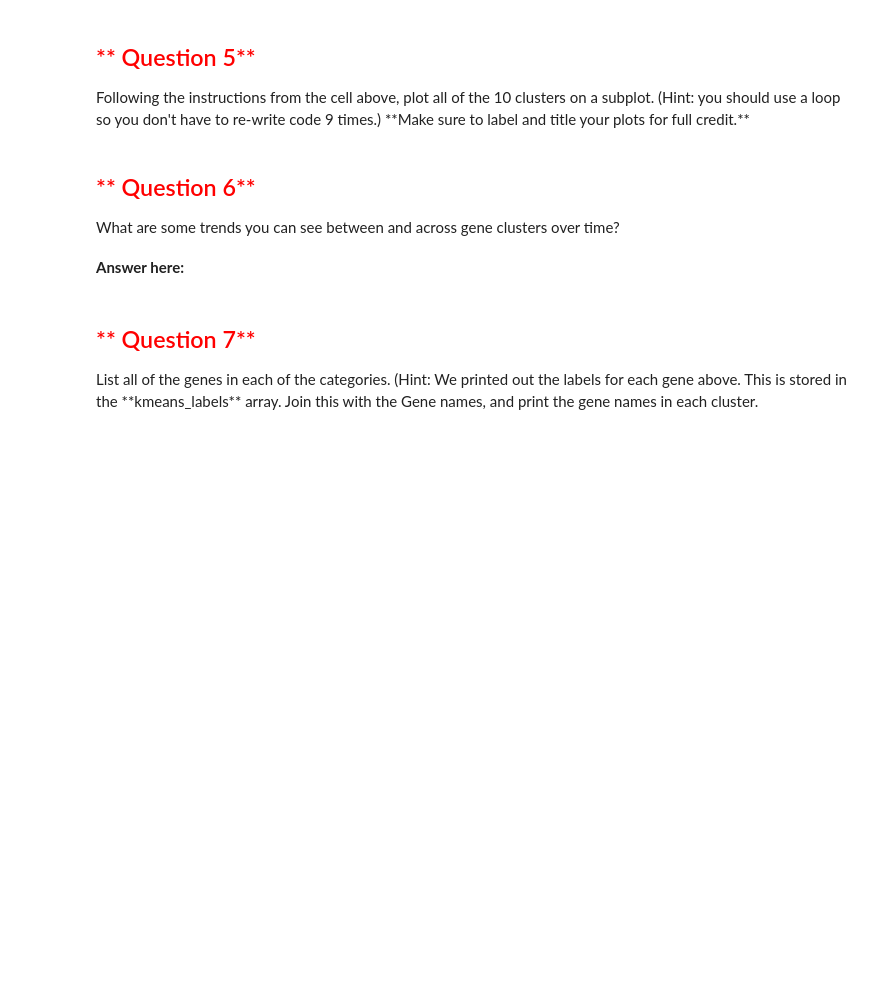
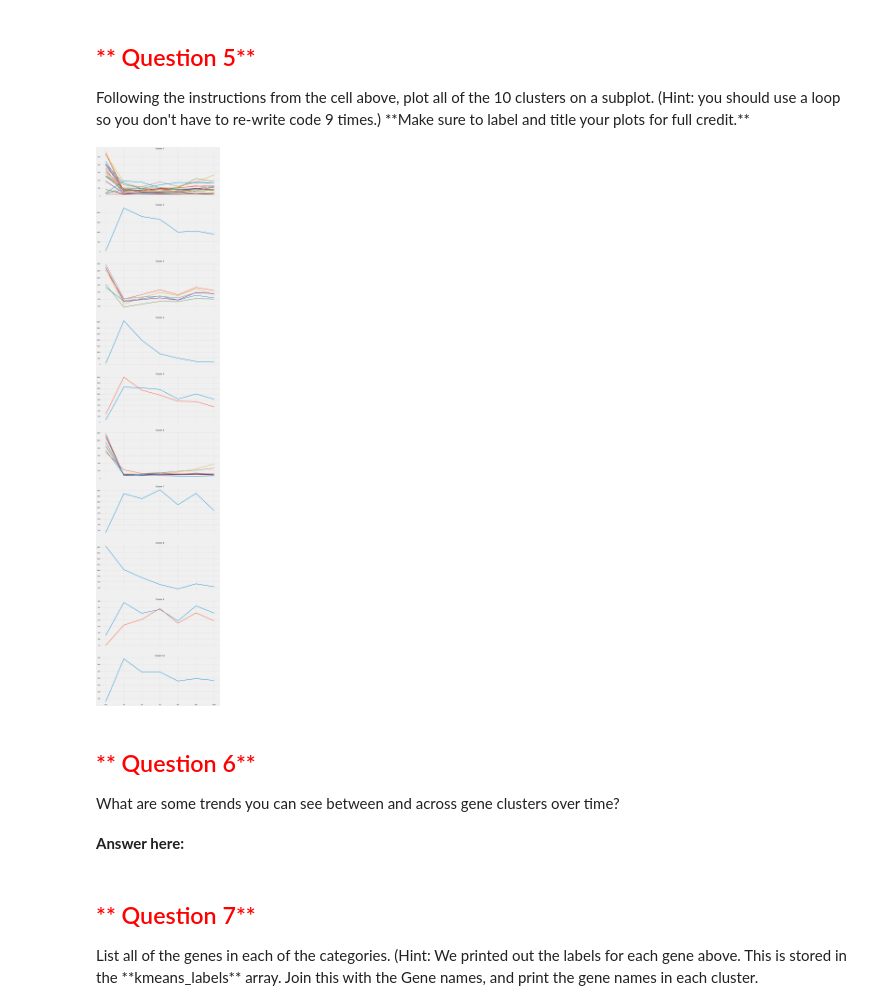
Before and after one commit to data-8/mcb-88-connector, a Jupyter notebook: notebooks/Lab3.ipynb, the cells around one changed output. Drawn from its saved outputs; the diff is of its cells as text; code cells hidden in the pictures; blank space fills up the shorter version.

```diff
--- a/notebooks/Lab3.ipynb
+++ b/notebooks/Lab3.ipynb
@@ -153,22 +229,25 @@ ax.set_xticklabels(labels)
 # %% [markdown]
 <h2 style="color:red">** Question 5**</h2>
 Following the instructions from the cell above, plot all of the 10 clusters on a subplot. (Hint: you should use a loop so you don't have to re-write code 9 times.) **Make sure to label and title your plots for full credit.**
-# %%
-# Answer here:
-
-# get figure and axes for plot
-fig, ax = plt.subplots()
-for i in range(10):
-    '''Answer: Fill in the rest of this code'''
-    cluster =
-    cluster_matrix = cluster.to_df().as_matrix().T
-    ax.plt(cluster_matrix)
-
-
-# set labels to incubation days
-labels = ['', 'Nve', 'd5', 'd6', 'd8', 'd15', 'd45', 'd106']
-# rewrite labels
-ax.set_xticklabels(labels)
+# %%
+# Answer here:
+
+fig, ax = plt.subplots(10, sharex=True, figsize=(20, 100))
+
+for i in range(0, 10):
+    '''Answer: Fill in the rest of this code'''
+    cluster = ...
+
+    # Graphing a line for each gene is tricky. To do this, we will be converting our data to a matrix,
+    # then using matplotlib. 'T' transposes our data.
+    x=cluster.to_df().as_matrix().T
+
+    # Plot each gene using matplotlib.
+    ax[i].plot(x)
+    ax[i].set_title("Cluster %i" % (i+1))
+    ax[i].set_xticklabels(labels)
+# %% [output]
+[figure, added]
 # %% [markdown]
 <h2 style="color:red">** Question 6**</h2>
 What are some trends you can see between and across gene clusters over time?
```
Also changed, not shown: parts of 7 cells of this notebook.
